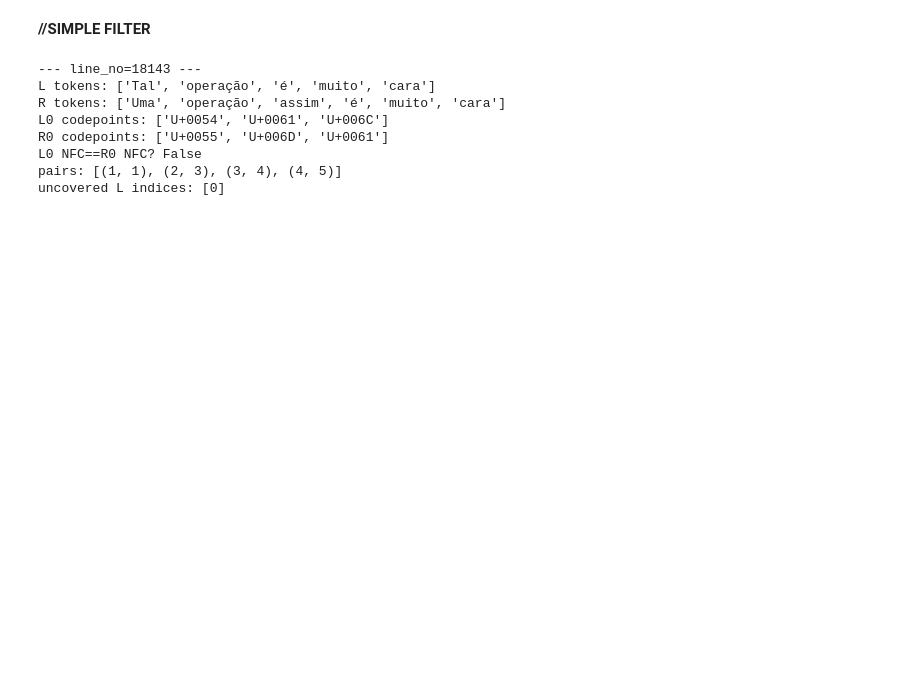
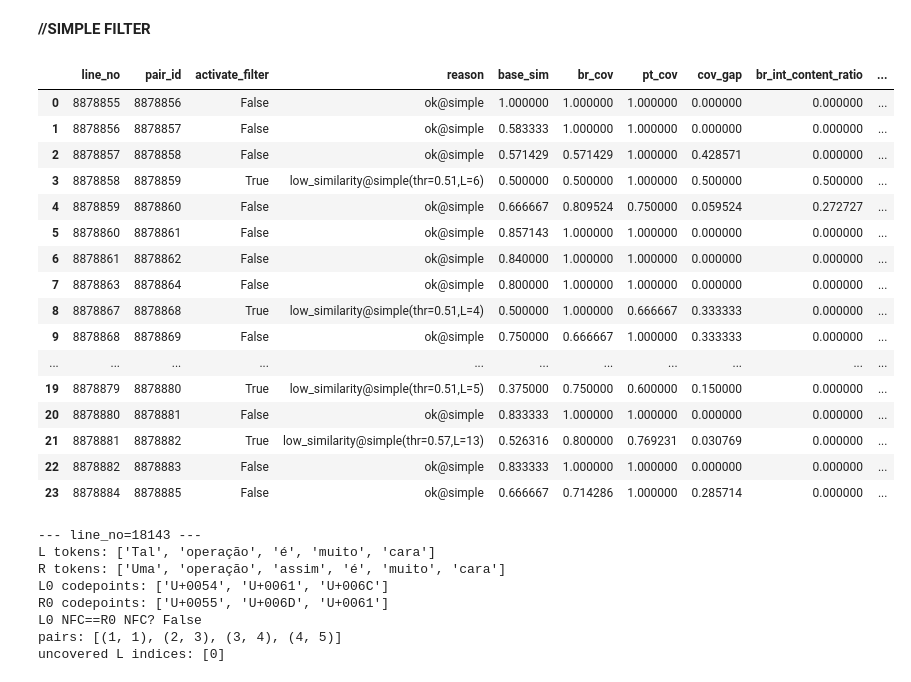
Before and after one commit to laiarodrigo/Thesis, a Jupyter notebook: eda's/08_preprocessing.ipynb, the cells around one changed output. Saved outputs shown, nothing was run; the diff lists cells and outputs as text; code cells hidden in the pictures; blank space fills up the shorter version.

Commit message:
starting to model

```diff
--- a/eda's/08_preprocessing.ipynb
+++ b/eda's/08_preprocessing.ipynb
@@ -1934,19 +1942,37 @@ def run_repeated_prefix_cleaner_chunked(
 # %%
-# hq = preview_alignment_quality_window_with_highlights_simple(
-#     start_line=79799, window=30,
-#     use_window=False,           # align against prev+here+next window
-#     show_when="all",
-#     flag_fn=alignment_similarity_only_flag,
-#     thresholds=dict(
-#         length_mode="total",
-#         base_min_sim=0.35,
-#         long_min_sim=0.75,
-#         short_len=8,
-#         long_len=20,
-#     )
-#     )
+hq = preview_alignment_quality_window_with_highlights_simple(
+    start_line=8878855, window=30,
+    use_window=True,           # align against prev+here+next window
+    show_when="all",
+    flag_fn=alignment_similarity_only_flag,
+    thresholds=dict(
+        length_mode="total",
+        base_min_sim=0.51,
+        long_min_sim=0.75,
+        short_len=8,
+        long_len=28,
+    )
+    )
 
-# hq
+hq
+# %% [output]
+|  | line_no | pair_id | activate_filter | reason | base_sim | br_cov | pt_cov | cov_gap | br_int_content_ratio | ... |
+| 0 | 8878855 | 8878856 | False | ok@simple | 1.000000 | 1.000000 | 1.000000 | 0.000000 | 0.000000 | ... |
+| 1 | 8878856 | 8878857 | False | ok@simple | 0.583333 | 1.000000 | 1.000000 | 0.000000 | 0.000000 | ... |
+| 2 | 8878857 | 8878858 | False | ok@simple | 0.571429 | 0.571429 | 1.000000 | 0.428571 | 0.000000 | ... |
+| 3 | 8878858 | 8878859 | True | low_similarity@simple(thr=0.51,L=6) | 0.500000 | 0.500000 | 1.000000 | 0.500000 | 0.500000 | ... |
+| 4 | 8878859 | 8878860 | False | ok@simple | 0.666667 | 0.809524 | 0.750000 | 0.059524 | 0.272727 | ... |
+| 5 | 8878860 | 8878861 | False | ok@simple | 0.857143 | 1.000000 | 1.000000 | 0.000000 | 0.000000 | ... |
+| 6 | 8878861 | 8878862 | False | ok@simple | 0.840000 | 1.000000 | 1.000000 | 0.000000 | 0.000000 | ... |
+| 7 | 8878863 | 8878864 | False | ok@simple | 0.800000 | 1.000000 | 1.000000 | 0.000000 | 0.000000 | ... |
+| 8 | 8878867 | 8878868 | True | low_similarity@simple(thr=0.51,L=4) | 0.500000 | 1.000000 | 0.666667 | 0.333333 | 0.000000 | ... |
+| 9 | 8878868 | 8878869 | False | ok@simple | 0.750000 | 0.666667 | 1.000000 | 0.333333 | 0.000000 | ... |
+| ... | ... | ... | ... | ... | ... | ... | ... | ... | ... | ... |
+| 19 | 8878879 | 8878880 | True | low_similarity@simple(thr=0.51,L=5) | 0.375000 | 0.750000 | 0.600000 | 0.150000 | 0.000000 | ... |
+| 20 | 8878880 | 8878881 | False | ok@simple | 0.833333 | 1.000000 | 1.000000 | 0.000000 | 0.000000 | ... |
+| 21 | 8878881 | 8878882 | True | low_similarity@simple(thr=0.57,L=13) | 0.526316 | 0.800000 | 0.769231 | 0.030769 | 0.000000 | ... |
+| 22 | 8878882 | 8878883 | False | ok@simple | 0.833333 | 1.000000 | 1.000000 | 0.000000 | 0.000000 | ... |
+| 23 | 8878884 | 8878885 | False | ok@simple | 0.666667 | 0.714286 | 1.000000 | 0.285714 | 0.000000 | ... |
 # %%
 import unicodedata as ud
 
```
Also changed, not shown: parts of 5 cells of this notebook, 10 other files.
